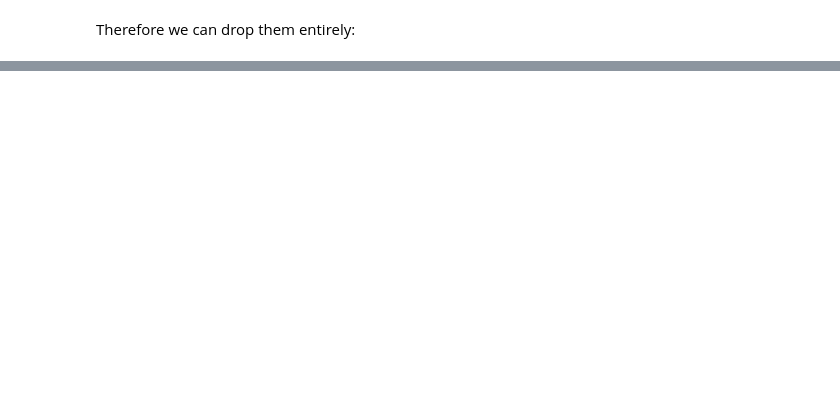
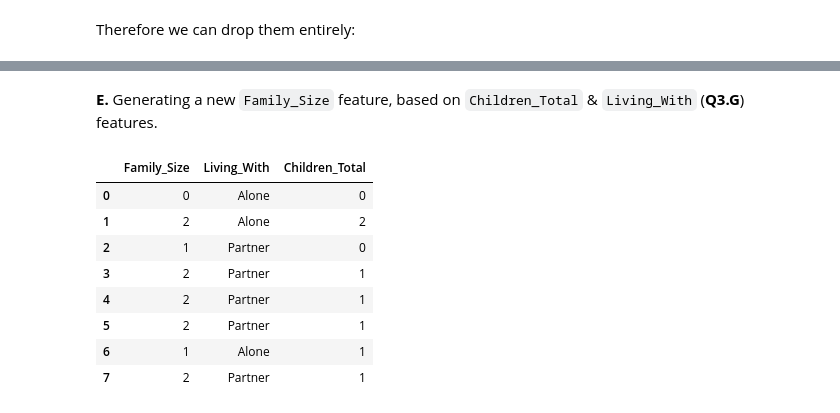
Before and after one commit to pspanoudakis/Data-Mining-Techniques-Projects, a Jupyter notebook: project1/CustomerPersonalityAnalysis.ipynb, the cells around one changed output, grey strips where cells are left out. Saved outputs shown, nothing was run; the diff lists cells and outputs as text; code cells hidden in the pictures; blank space fills up the shorter version.

```diff
--- a/project1/CustomerPersonalityAnalysis.ipynb
+++ b/project1/CustomerPersonalityAnalysis.ipynb
@@ -140,0 +223,10 @@ rawDf.drop(columns=['Z_CostContact', 'Z_Revenue'], inplace=True)
+# %%
+mntCols = [
+    DataColumn.MNTWINES,
+    DataColumn.MNTFRUITS,
+    DataColumn.MNTMEATPRODUCTS,
+    DataColumn.MNTFISHPRODUCTS,
+    DataColumn.MNTSWEETPRODUCTS,
+    DataColumn.MNTGOLDPRODS
+]
+dataDf[DataColumn.SPENT] = dataDf[mntCols].sum(axis=1)
@@ -140,0 +235,2 @@ rawDf.drop(columns=['Z_CostContact', 'Z_Revenue'], inplace=True)
+# %%
+dataDf[DataColumn.CHILDREN_TOTAL] = dataDf[[DataColumn.KIDHOME, DataColumn.TEENHOME]].sum(axis=1)
@@ -140,0 +239,2 @@ rawDf.drop(columns=['Z_CostContact', 'Z_Revenue'], inplace=True)
+# %%
+dataDf[DataColumn.IS_PARENT] = dataDf[DataColumn.CHILDREN_TOTAL] > 0
@@ -140,0 +243,12 @@ rawDf.drop(columns=['Z_CostContact', 'Z_Revenue'], inplace=True)
+# %%
+class LivingWithStatus(str, TitlecasedStrEnum):
+    PARTNER = auto()
+    ALONE = auto()
+
+def mapMaritalStatusToLivingWith(ms: MaritalStatus):
+    if ms == MaritalStatus.MARRIED or ms == MaritalStatus.TOGETHER:
+        return LivingWithStatus.PARTNER.value
+    return LivingWithStatus.ALONE.value
+
+dataDf[DataColumn.LIVING_WITH] = dataDf[DataColumn.MARITAL_STATUS].apply(mapMaritalStatusToLivingWith)
+dataDf[[DataColumn.LIVING_WITH, DataColumn.MARITAL_STATUS]].head(n=8)
@@ -140,0 +265,22 @@ rawDf.drop(columns=['Z_CostContact', 'Z_Revenue'], inplace=True)
+# %% [markdown]
+**E.** Generating a new `Family_Size` feature, based on `Children_Total` & `Living_With` (**Q3.G**) features.
+# %%
+def findFamilySize(args: Tuple[int, LivingWithStatus]):
+    childrenTotal, livingWith = args
+    return childrenTotal + int(livingWith == LivingWithStatus.PARTNER)
+
+dataDf[DataColumn.FAMILY_SIZE] = dataDf[[DataColumn.CHILDREN_TOTAL, DataColumn.LIVING_WITH]].apply(
+    lambda args: findFamilySize(tuple(args)),
+    axis=1
+)
+dataDf[[DataColumn.FAMILY_SIZE, DataColumn.LIVING_WITH, DataColumn.CHILDREN_TOTAL]].head(n=8)
+# %% [output]
+|  | Family_Size | Living_With | Children_Total |
+| 0 | 0 | Alone | 0 |
+| 1 | 2 | Alone | 2 |
+| 2 | 1 | Partner | 0 |
+| 3 | 2 | Partner | 1 |
+| 4 | 2 | Partner | 1 |
+| 5 | 2 | Partner | 1 |
+| 6 | 1 | Alone | 1 |
+| 7 | 2 | Partner | 1 |
```
Also changed, not shown: parts of 36 cells of this notebook.
